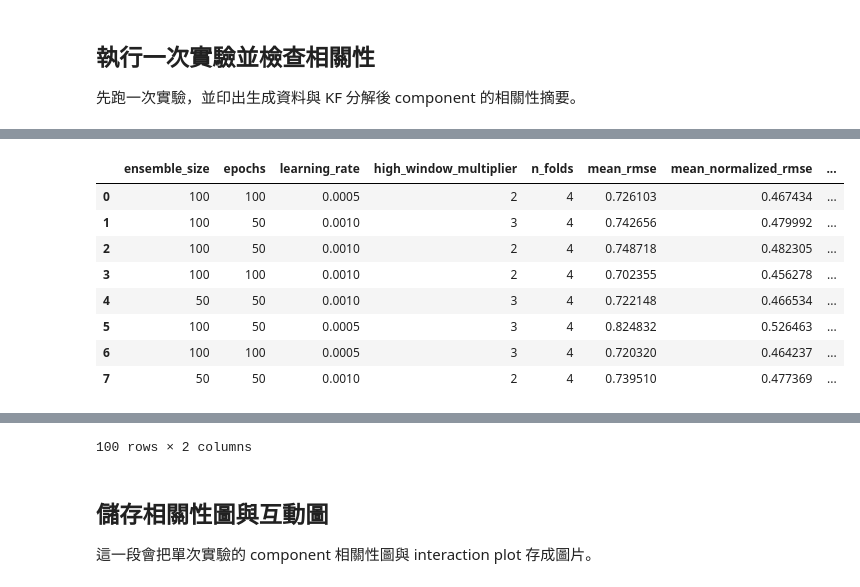
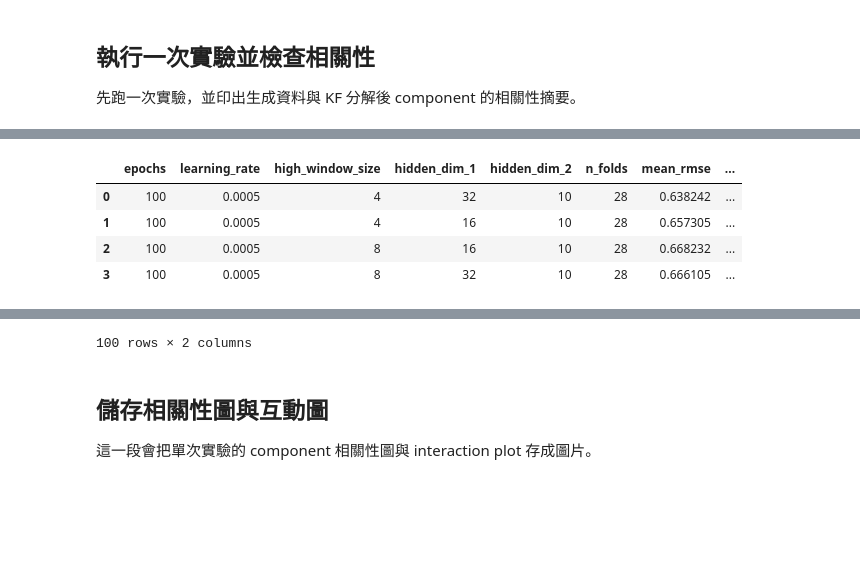
Before and after one commit to reset2626/project, a Jupyter notebook: meeting/KF_0050dispred.ipynb, the cells around one changed output, grey strips where cells are left out. Drawn from its saved outputs; the diff is of its cells as text; code cells hidden in the pictures; blank space fills up the shorter version.

```diff
--- a/meeting/KF_0050dispred.ipynb
+++ b/meeting/KF_0050dispred.ipynb
@@ -41,7 +41,7 @@ def component_correlation_summary(linear_part, nonlinear_part):
     }
 
 
-def kalman_filter(observations, process_variance=0.5, measurement_variance=10.0, initial_error=1.0):
+def kalman_filter(observations, process_variance=0.05, measurement_variance=10.0, initial_error=1.0):
     initial_estimate = float(observations[0])
     estimated_state = initial_estimate
     estimate_error = float(initial_error)
@@ -59,7 +59,7 @@ def kalman_filter(observations, process_variance=0.5, measurement_variance=10.0,
     return np.array(estimated_states, dtype=float)
 
 
-def decompose_with_simple_kf(series, process_variance=0.5, measurement_variance=10.0):
+def decompose_with_simple_kf(series, process_variance=0.05, measurement_variance=10.0):
     estimated_low = kalman_filter(
         series,
         process_variance=process_variance,
@@ -821,11 +975,13 @@ from IPython.display import display
 
 market_data = load_0050_actual_data()
 param_grid = {
-    "ensemble_size": [50, 100],
-    "epochs": [50, 100],
-    "learning_rate": [1e-3, 5e-4],
-    "high_window_multiplier": [2, 3],
+    "epochs": [100],
+    "learning_rate": [5e-4],
+    "high_window_size": [4, 8],
+    "hidden_dim_1": [16, 32],
+    "hidden_dim_2": [10],
 }
+alpha_grid = [0.75, 0.9, 1.0]
 
 np.random.seed(42)
 torch.manual_seed(42)
@@ -847,19 +1003,49 @@ result = run_single_experiment(
     **best_params,
 )
 
+alpha_results, best_alpha = grid_search_interval_alpha(
+    validation_sets,
+    best_params,
+    alpha_grid=alpha_grid,
+)
+scaled_final_samples = scale_sample_spread(result["final_samples"], best_alpha)
+scaled_interval_summary = summarize_interval_from_samples(scaled_final_samples, result["measurements_test"])
+result["interval_alpha"] = best_alpha
+result["final_samples_calibrated"] = scaled_final_samples
+result["interval_lower_calibrated"] = scaled_interval_summary["interval_lower"]
+result["interval_upper_calibrated"] = scaled_interval_summary["interval_upper"]
+result["picp_95_calibrated"] = scaled_interval_summary["picp_95"]
+result["mean_interval_width_calibrated"] = scaled_interval_summary["mean_interval_width"]
+result["crps_calibrated"] = scaled_interval_summary["crps"]
+result["qice_10_calibrated"] = scaled_interval_summary["qice_10"]
+
+display_params = {
+    "ensemble_size": best_params.get("ensemble_size", 100),
+    "epochs": best_params.get("epochs", 50),
+    "learning_rate": best_params.get("learning_rate", 1e-3),
+    "high_window_size": best_params.get("high_window_size", 4),
+    "hidden_dim_1": best_params.get("hidden_dim_1", 10),
+    "hidden_dim_2": best_params.get("hidden_dim_2", 10),
+    "alpha": best_alpha,
+}
+
 search_table = pd.DataFrame(
     [
         {"item": "validation_folds", "value": len(validation_sets)},
         {"item": "grid_size", "value": len(cv_results)},
-        {"item": "best_ensemble_size", "value": best_params["ensemble_size"]},
-        {"item": "best_epochs", "value": best_params["epochs"]},
-        {"item": "best_learning_rate", "value": best_params["learning_rate"]},
-        {"item": "best_high_window_multiplier", "value": best_params["high_window_multiplier"]},
+        {"item": "best_ensemble_size", "value": display_params["ensemble_size"]},
+        {"item": "best_epochs", "value": display_params["epochs"]},
+        {"item": "best_learning_rate", "value": display_params["learning_rate"]},
+        {"item": "best_high_window_size", "value": display_params["high_window_size"]},
+        {"item": "best_hidden_dim_1", "value": display_params["hidden_dim_1"]},
+        {"item": "best_hidden_dim_2", "value": display_params["hidden_dim_2"]},
+        {"item": "best_interval_alpha", "value": display_params["alpha"]},
     ]
 )
 display(search_table)
 
 display(top_cv_results.round(6))
+display(alpha_results.round(6))
 
 meta_table = pd.DataFrame(
     [
@@ -871,7 +1057,9 @@ meta_table = pd.DataFrame(
         {"item": "distpred_ensemble_size", "value": result["ensemble_size"]},
         {"item": "epochs", "value": result["epochs"]},
         {"item": "learning_rate", "value": result["learning_rate"]},
-        {"item": "high_window_multiplier", "value": result["high_window_multiplier"]},
+        {"item": "high_window_size", "value": result["high_window_size"]},
+        {"item": "hidden_dim_1", "value": result["hidden_dim_1"]},
+        {"item": "hidden_dim_2", "value": result["hidden_dim_2"]},
         {"item": "low_arima_order", "value": str(result["low_order"])},
         {"item": "high_ann_window_size", "value": result["high_window_size"]},
         {"item": "high_ann_final_loss", "value": result["high_final_loss"]},
@@ -893,11 +1081,20 @@ path_table = pd.DataFrame(
         {"metric": "actual_test_rmse", "value": result["final_noisy_rmse"]},
         {"metric": "test_std", "value": result["test_std"]},
         {"metric": "normalized_rmse", "value": result["normalized_rmse"]},
+        {"metric": "low_component_coverage", "value": result["low_component_coverage"]},
+        {"metric": "low_component_interval_width", "value": result["low_sample_width"]},
+        {"metric": "high_component_coverage", "value": result["high_component_coverage"]},
+        {"metric": "high_component_interval_width", "value": result["high_sample_width"]},
         {"metric": "actual_test_coverage", "value": result["noisy_coverage"]},
         {"metric": "actual_test_interval_width", "value": result["mean_interval_width"]},
         {"metric": "crps", "value": result["crps"]},
         {"metric": "picp_95", "value": result["picp_95"]},
         {"metric": "qice_10_pct", "value": result["qice_10"]},
+        {"metric": "best_interval_alpha", "value": result["interval_alpha"]},
+        {"metric": "calibrated_picp_95", "value": result["picp_95_calibrated"]},
+        {"metric": "calibrated_interval_width", "value": result["mean_interval_width_calibrated"]},
+        {"metric": "calibrated_crps", "value": result["crps_calibrated"]},
+        {"metric": "calibrated_qice_10_pct", "value": result["qice_10_calibrated"]},
         {"metric": "sample_median_mse", "value": float(np.mean((result["final_median_forecast"] - result["measurements_test"]) ** 2))},
         {"metric": "oracle_best_path_mse", "value": float(np.min(result["sample_path_mse"]))},
         {"metric": "oracle_best_path_idx", "value": result["best_path_idx"]},
@@ -923,9 +1123,5 @@ display(loss_table.round(6))
-|  | ensemble_size | epochs | learning_rate | high_window_multiplier | n_folds | mean_rmse | mean_normalized_rmse | ... |
-| 0 | 100 | 100 | 0.0005 | 2 | 4 | 0.726103 | 0.467434 | ... |
-| 1 | 100 | 50 | 0.0010 | 3 | 4 | 0.742656 | 0.479992 | ... |
-| 2 | 100 | 50 | 0.0010 | 2 | 4 | 0.748718 | 0.482305 | ... |
-| 3 | 100 | 100 | 0.0010 | 2 | 4 | 0.702355 | 0.456278 | ... |
-| 4 | 50 | 50 | 0.0010 | 3 | 4 | 0.722148 | 0.466534 | ... |
-| 5 | 100 | 50 | 0.0005 | 3 | 4 | 0.824832 | 0.526463 | ... |
-| 6 | 100 | 100 | 0.0005 | 3 | 4 | 0.720320 | 0.464237 | ... |
-| 7 | 50 | 50 | 0.0010 | 2 | 4 | 0.739510 | 0.477369 | ... |
+|  | epochs | learning_rate | high_window_size | hidden_dim_1 | hidden_dim_2 | n_folds | mean_rmse | ... |
+| 0 | 100 | 0.0005 | 4 | 32 | 10 | 28 | 0.638242 | ... |
+| 1 | 100 | 0.0005 | 4 | 16 | 10 | 28 | 0.657305 | ... |
+| 2 | 100 | 0.0005 | 8 | 16 | 10 | 28 | 0.668232 | ... |
+| 3 | 100 | 0.0005 | 8 | 32 | 10 | 28 | 0.666105 | ... |
```
Also changed, not shown: parts of 7 cells of this notebook.
